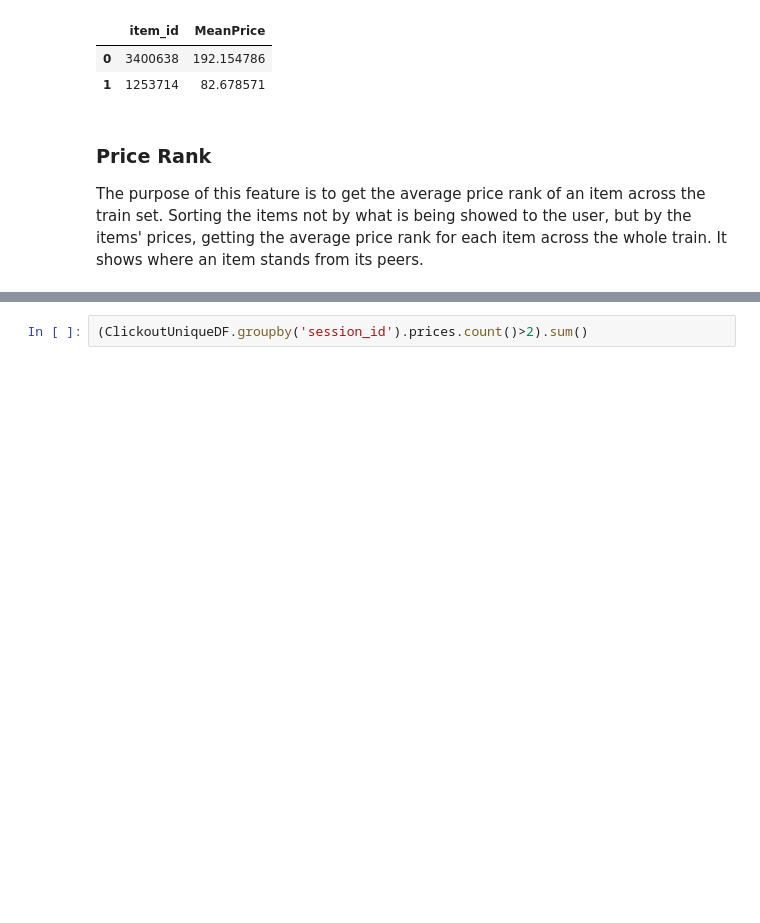
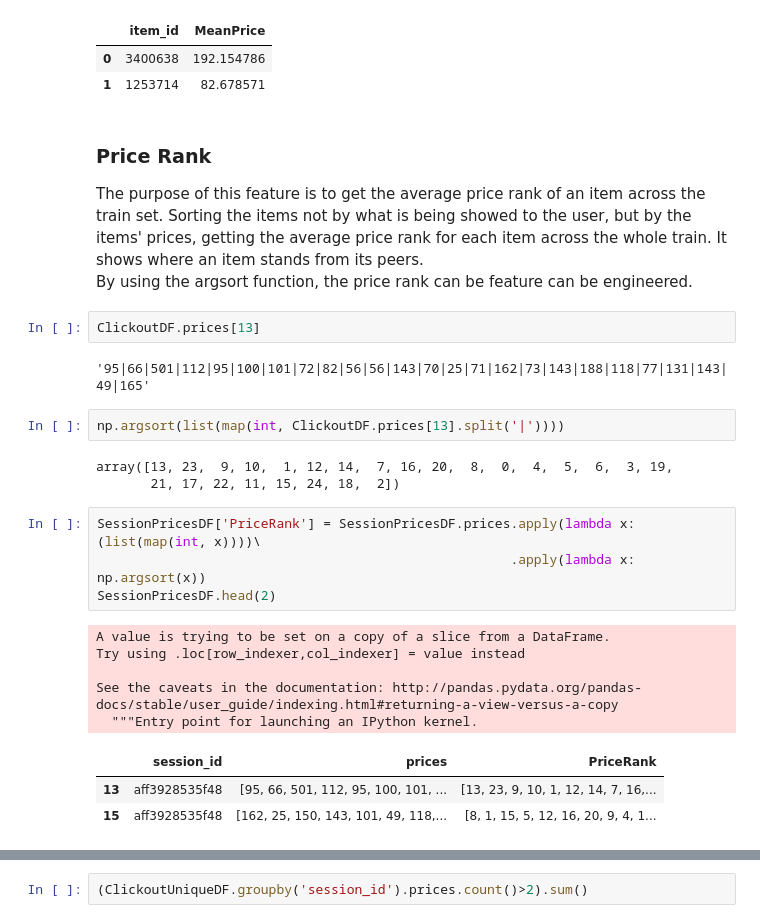
Before and after one commit to ZeyadSabbah/TrivagoRecommenderSystem, a Jupyter notebook: TrivagoFeatureEngineering.ipynb, the cells around one changed output, grey strips where cells are left out. Cells and saved outputs as stored; diff of their text form; blank space fills up the shorter version.

Commit message:
added Average Price Rank feature

```diff
--- a/TrivagoFeatureEngineering.ipynb
+++ b/TrivagoFeatureEngineering.ipynb
@@ -451,3 +451,26 @@ ItemAveragePriceDF.head(2)
 # %% [markdown]
 ### Price Rank
 The purpose of this feature is to get the average price rank of an item across the train set. Sorting the items not by what is being showed to the user, but by the items' prices, getting the average price rank for each item across the whole train. It shows where an item stands from its peers.
+By using the argsort function, the price rank can be feature can be engineered.
+# %%
+ClickoutDF.prices[13]
+# %% [output]
+'95|66|501|112|95|100|101|72|82|56|56|143|70|25|71|162|73|143|188|118|77|131|143|49|165'
+# %%
+np.argsort(list(map(int, ClickoutDF.prices[13].split('|'))))
+# %% [output]
+array([13, 23,  9, 10,  1, 12, 14,  7, 16, 20,  8,  0,  4,  5,  6,  3, 19,
+       21, 17, 22, 11, 15, 24, 18,  2])
+# %%
+SessionPricesDF['PriceRank'] = SessionPricesDF.prices.apply(lambda x: (list(map(int, x))))\
+                                                     .apply(lambda x: np.argsort(x))
+SessionPricesDF.head(2)
+# %% [output]
+A value is trying to be set on a copy of a slice from a DataFrame.
+Try using .loc[row_indexer,col_indexer] = value instead
+
+See the caveats in the documentation: http://pandas.pydata.org/pandas-docs/stable/user_guide/indexing.html#returning-a-view-versus-a-copy
+  """Entry point for launching an IPython kernel.
+|  | session_id | prices | PriceRank |
+| 13 | aff3928535f48 | [95, 66, 501, 112, 95, 100, 101, ... | [13, 23, 9, 10, 1, 12, 14, 7, 16,... |
+| 15 | aff3928535f48 | [162, 25, 150, 143, 101, 49, 118,... | [8, 1, 15, 5, 12, 16, 20, 9, 4, 1... |
```
Also changed, not shown: parts of 7 cells of this notebook.
